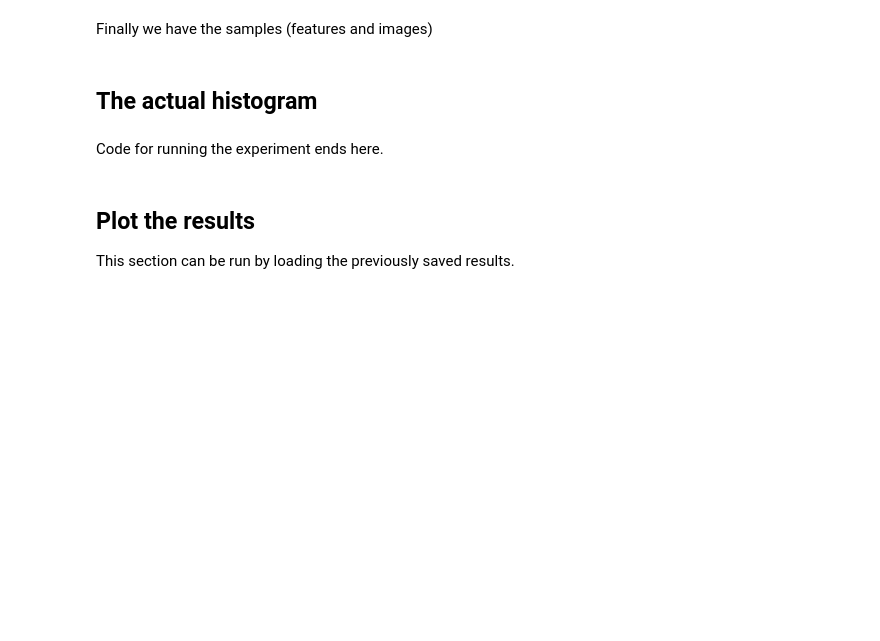
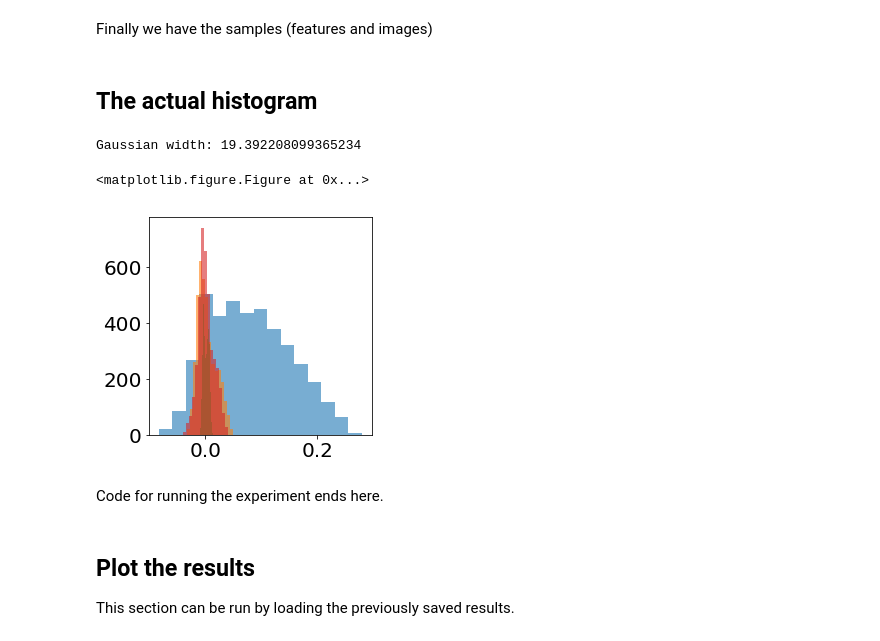
Before and after one commit to wittawatj/kernel-mod, a Jupyter notebook: ipynb/cifar10_hist.ipynb, the cells around one changed output. Drawn from its saved outputs; the diff is of its cells as text; code cells hidden in the pictures; blank space fills up the shorter version.

```diff
--- a/ipynb/cifar10_hist.ipynb
+++ b/ipynb/cifar10_hist.ipynb
@@ -64,12 +78,13 @@ First construct four samples: X~P, Y~Q, Z~R, and a pool W to be used as test loc
 #     ('truck',    1500, 1500, 1500, 300),
 
 # ]
-# class_spec = [
-#     # (class, #points for p, #points for q, #points for r, #points for the pool)
-#     ('horse', 2000, 0, 0, 1000),
-#     ('deer',      0, 2000, 2000, 1000),
-#     ('dog',    1500, 1500, 1500, 1000),
-# ]
+class_spec = [
+     # (class, #points for p, #points for q, #points for r, #points for the pool)
+    ('ship', 2000, 0, 0, 1000),
+    ('airplane',      0, 2000, 1500, 1000),
+    ('dog',    1500, 1500, 1500, 1000),
+    ('bird', 0, 0, 500, 1000),
+]
 # class_spec = [
 #     # (class, #points for p, #points for q, #points for r, #points for the pool)
 #     ('horse', 2000, 0, 0, 1000),
@@ -84,12 +99,12 @@ First construct four samples: X~P, Y~Q, Z~R, and a pool W to be used as test loc
 #     ('cat',    1500, 1500, 1500, 1000),
 #     ('frog', 0, 0, 500, 1000),
 # ]
-class_spec = [
+#class_spec = [
     # (class, #points for p, #points for q, #points for r, #points for the pool)
-    ('airplane', 2000, 0, 0, 1000),
-    ('automobile',      0, 2000, 2000, 1000),
-    ('cat',    1500, 1500, 1500, 1000),
-]
+#    ('airplane', 2000, 0, 0, 1000),
+#    ('automobile',      0, 2000, 2000, 1000),
+#    ('cat',    1500, 1500, 1500, 1000),
+#]
 
 # class_spec = [
 #     # (class, #points for p, #points for q, #points for r, #points for the pool)
@@ -242,10 +257,29 @@ medxz = util.meddistance(np.vstack((X, Z)), subsample=1000)
 medyz = util.meddistance(np.vstack((Y, Z)), subsample=1000)
 k = kernel.KGauss(np.mean([medxz, medyz])**2)
 print('Gaussian width: {}'.format(k.sigma2**0.5))
+# %% [output]
+Gaussian width: 19.392208099365234
 # %%
 # histogram. This will take some time.
 func_inds = np.array([0, 1, 2, 3, 4])
 pool_evals = eval_test_locations(X, Y, Z, loc_pool=pool, k=k, func_inds=func_inds, reg=1e-6)
+# %%
+pow_cri_values = pool_evals[:, func_inds==0].reshape(-1)
+test_stat_values = pool_evals[:, func_inds==1].reshape(-1)
+witpr_values = pool_evals[:, func_inds==2]
+witqr_values = pool_evals[:, func_inds==3]
+witpq_values = pool_evals[:, func_inds==4].reshape(-1)
+# %%
+plt.figure(figsize=(6, 4))
+a = 0.6
+plt.figure(figsize=(4,4))
+plt.hist(pow_cri_values, bins=15, label='Power Criterion', alpha=a);
+plt.hist(witpr_values, bins=15, label='Power Criterion', alpha=a);
+plt.hist(witqr_values, bins=15, label='Power Criterion', alpha=a);
+plt.hist(witpq_values, bins=15, label='Power Criterion', alpha=a);
+# %% [output]
+<matplotlib.figure.Figure at 0x...>
+[figure, added]
 # %%
 # Save the results
 # package things to save
```
Also changed, not shown: parts of 9 cells of this notebook.
